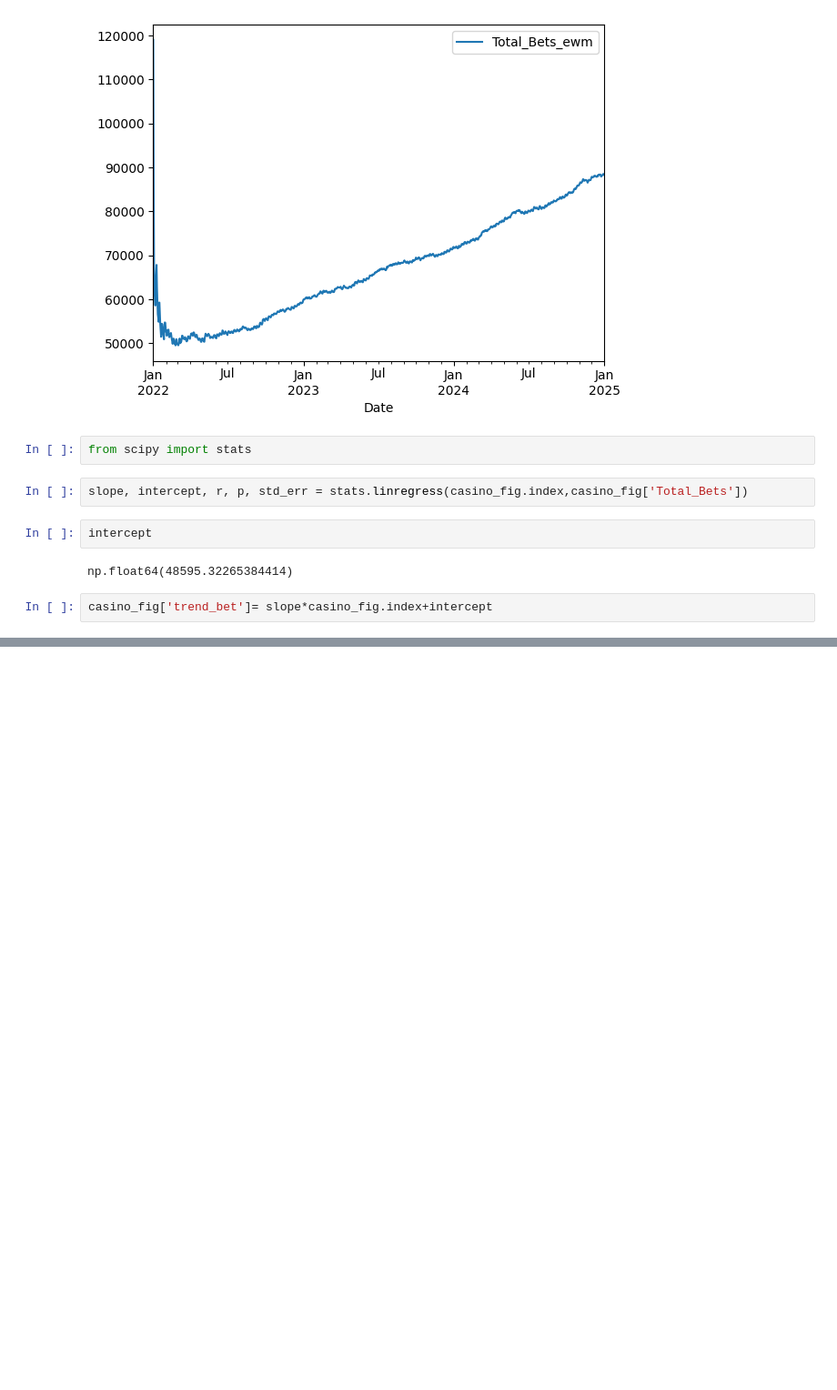
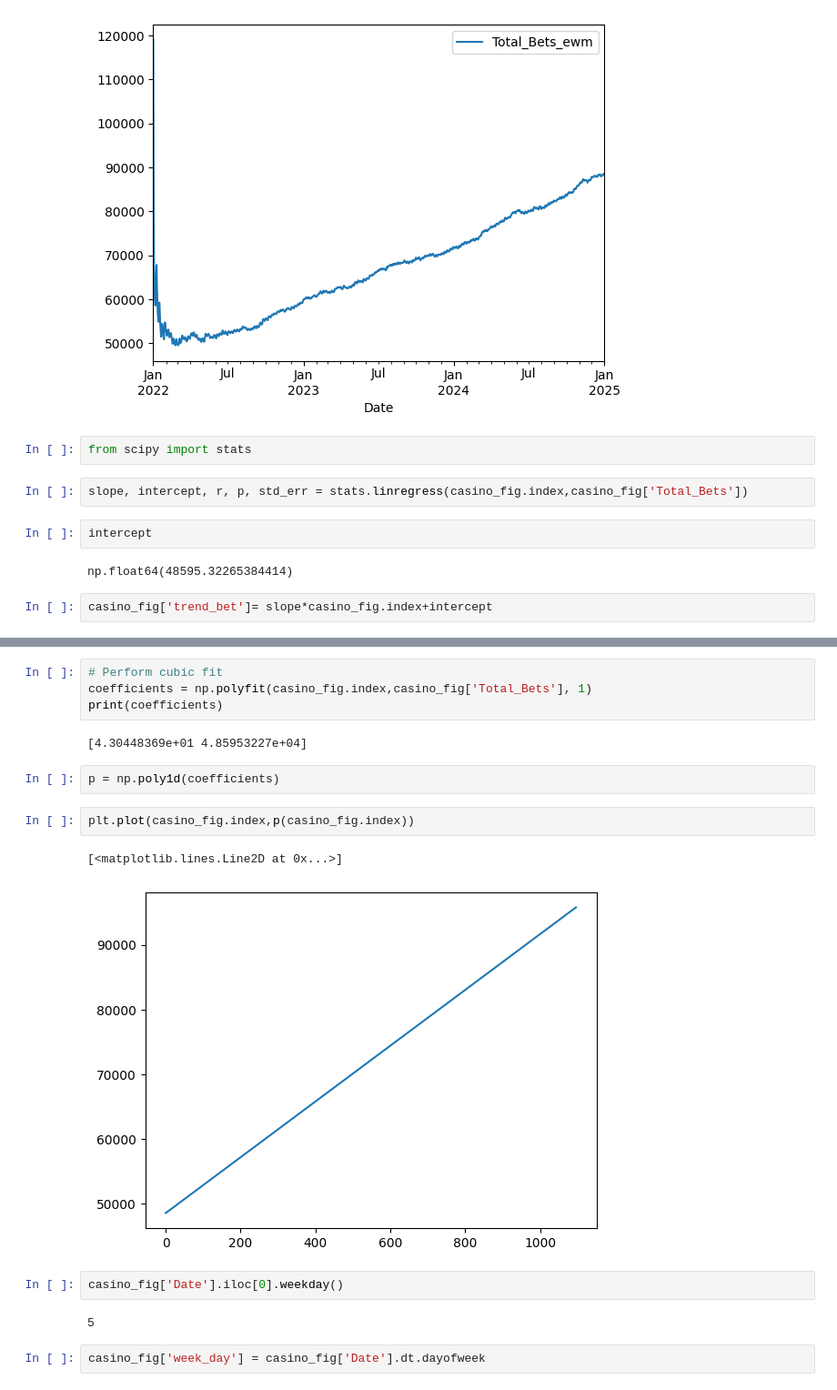
Before and after one commit to TrR1s/DS_examples, a Jupyter notebook: ets.ipynb, the cells around one changed output, grey strips where cells are left out. Shown at 91% size. Drawn from its saved outputs; the diff is of its cells as text; blank space fills up the shorter version.

```diff
--- a/ets.ipynb
+++ b/ets.ipynb
@@ -124 +126,20 @@ casino_fig.plot(x="Date", y ="Total_Bets")
 [figure]
+# %%
+# Perform cubic fit
+coefficients = np.polyfit(casino_fig.index,casino_fig['Total_Bets'], 1)
+print(coefficients)
+# %% [output]
+[4.30448369e+01 4.85953227e+04]
+# %%
+p = np.poly1d(coefficients)
+# %%
+plt.plot(casino_fig.index,p(casino_fig.index))
+# %% [output]
+[<matplotlib.lines.Line2D at 0x...>]
+[figure, added]
+# %%
+casino_fig['Date'].iloc[0].weekday()
+# %% [output]
+5
+# %%
+casino_fig['week_day'] = casino_fig['Date'].dt.dayofweek
```
Also changed, not shown: parts of 17 cells of this notebook.
